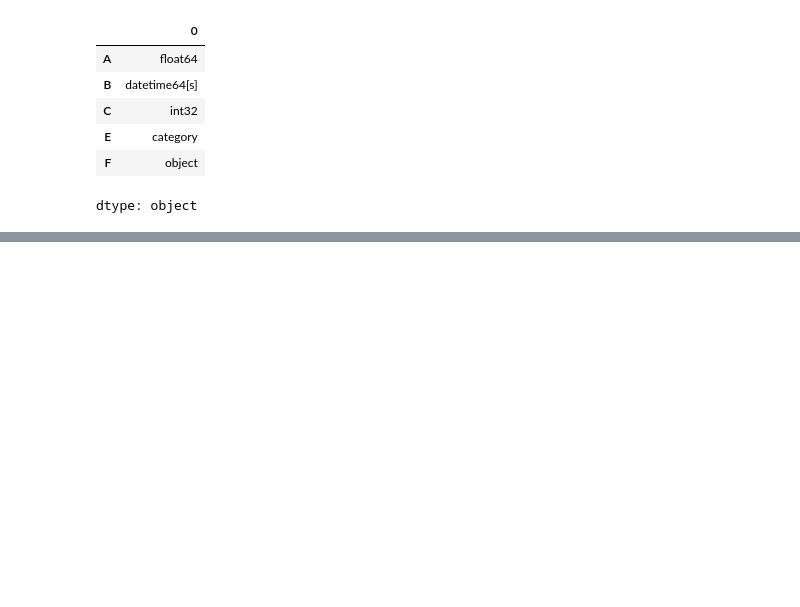
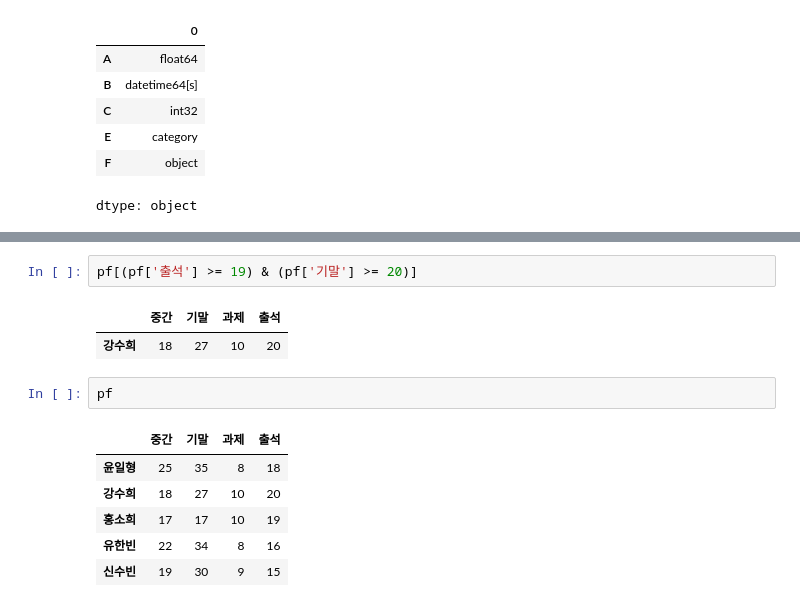
Before and after one commit to JONGBOK1/2025-1-myclass-BDA, a Jupyter notebook: inclass/02w_B_0312_pandas_basic.ipynb, the cells around one changed output, grey strips where cells are left out. Drawn from its saved outputs; the diff is of its cells as text; blank space fills up the shorter version.

```diff
--- a/inclass/02w_B_0312_pandas_basic.ipynb
+++ b/inclass/02w_B_0312_pandas_basic.ipynb
@@ -605,0 +678,14 @@ dtype: object
+# %%
+pf[(pf['출석'] >= 19) & (pf['기말'] >= 20)]
+# %% [output]
+|  | 중간 | 기말 | 과제 | 출석 |
+| 강수희 | 18 | 27 | 10 | 20 |
+# %%
+pf
+# %% [output]
+|  | 중간 | 기말 | 과제 | 출석 |
+| 윤일형 | 25 | 35 | 8 | 18 |
+| 강수희 | 18 | 27 | 10 | 20 |
+| 홍소희 | 17 | 17 | 10 | 19 |
+| 유한빈 | 22 | 34 | 8 | 16 |
+| 신수빈 | 19 | 30 | 9 | 15 |
```
Also changed, not shown: parts of 36 cells of this notebook.
